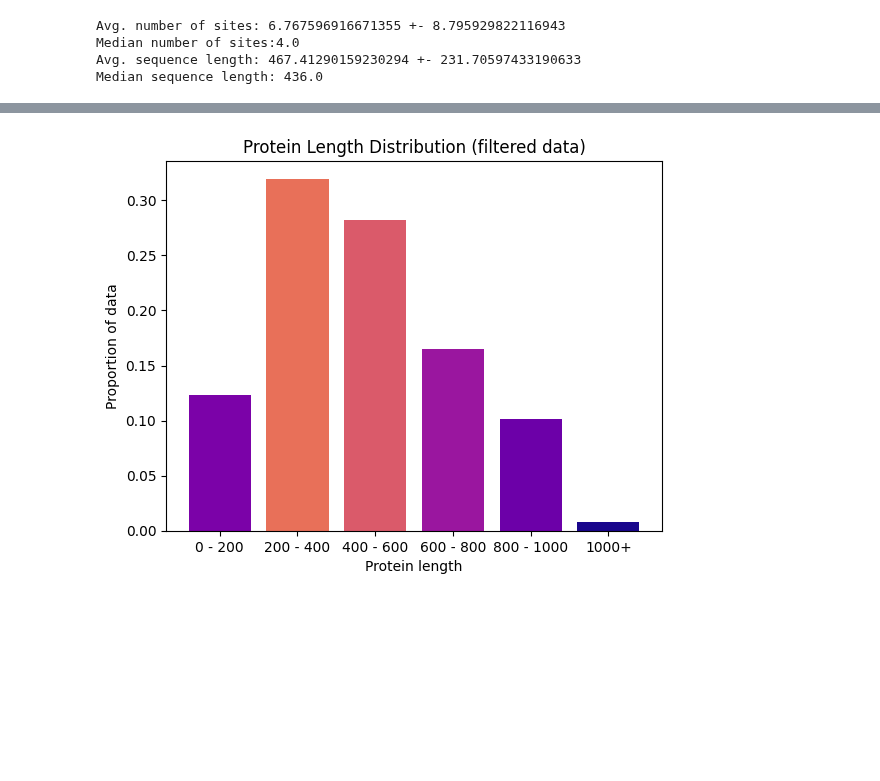
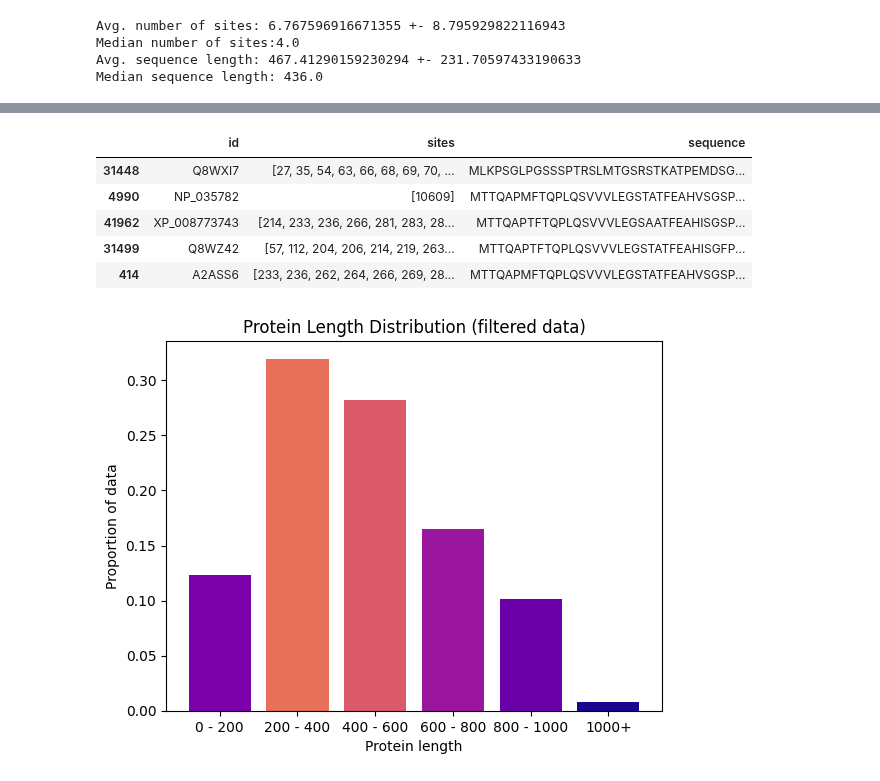
Before and after one commit to nexuso1/bio-research, a Jupyter notebook: notebooks/dataset_preparation.ipynb, the cells around one changed output, grey strips where cells are left out. Saved outputs shown, nothing was run; the diff lists cells and outputs as text; code cells hidden in the pictures; blank space fills up the shorter version.

```diff
--- a/notebooks/dataset_preparation.ipynb
+++ b/notebooks/dataset_preparation.ipynb
@@ -281,3 +327,12 @@ Median sequence length: 436.0
+# %%
+prot_info.loc[lengths.sort_values()[-5:].index]
+# %% [output]
+|  | id | sites | sequence |
+| 31448 | Q8WXI7 | [27, 35, 54, 63, 66, 68, 69, 70, ... | MLKPSGLPGSSSPTRSLMTGSRSTKATPEMDSG... |
+| 4990 | NP_035782 | [10609] | MTTQAPMFTQPLQSVVVLEGSTATFEAHVSGSP... |
+| 41962 | XP_008773743 | [214, 233, 236, 266, 281, 283, 28... | MTTQAPTFTQPLQSVVVLEGSAATFEAHISGSP... |
+| 31499 | Q8WZ42 | [57, 112, 204, 206, 214, 219, 263... | MTTQAPTFTQPLQSVVVLEGSTATFEAHISGFP... |
+| 414 | A2ASS6 | [233, 236, 262, 264, 266, 269, 28... | MTTQAPMFTQPLQSVVVLEGSTATFEAHVSGSP... |
 # %%
 def plot_length_dist(lengths, ax, title=None):
     cmap = colormaps['plasma']
```
Also changed, not shown: parts of 9 cells of this notebook.
